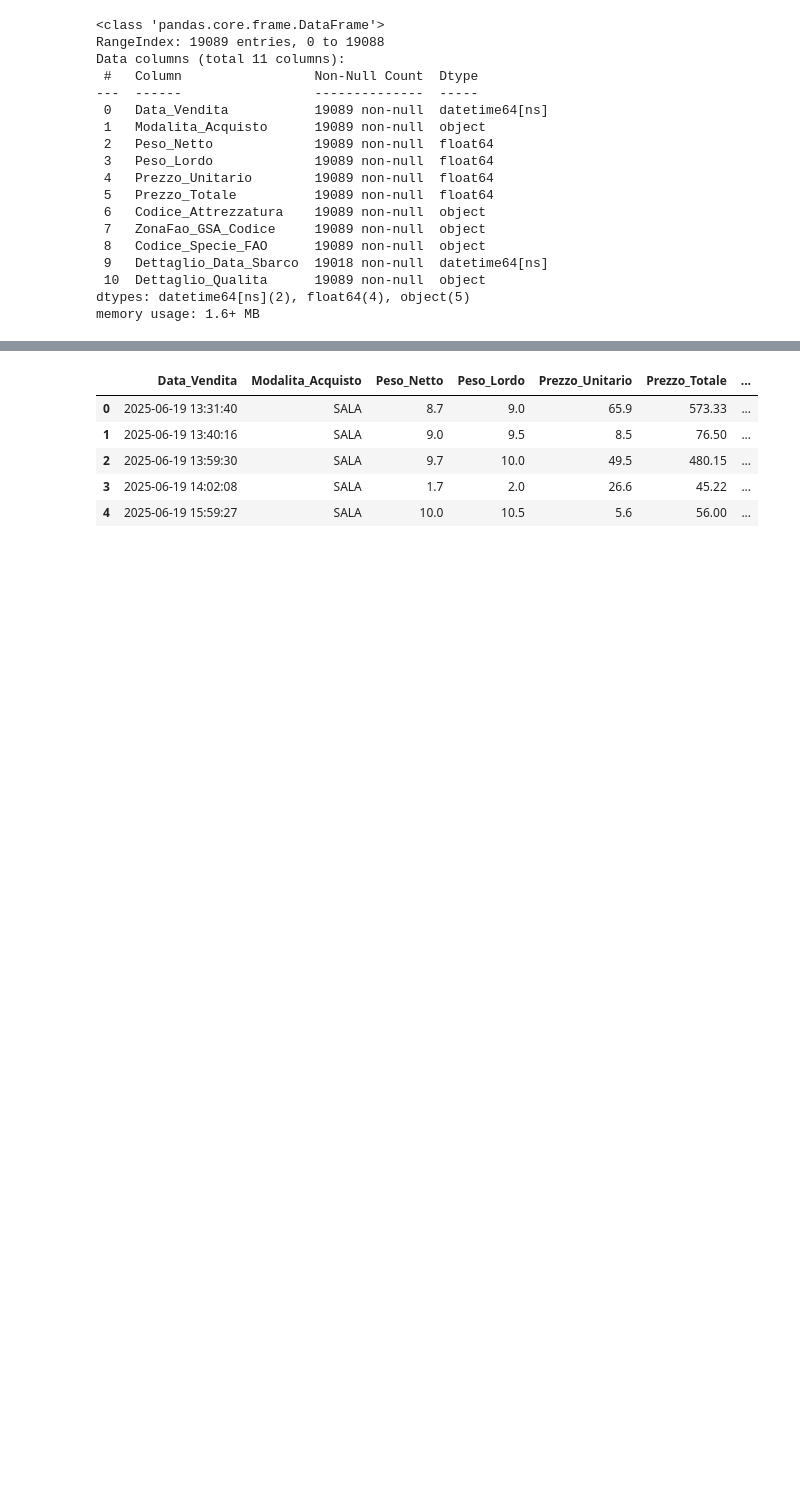
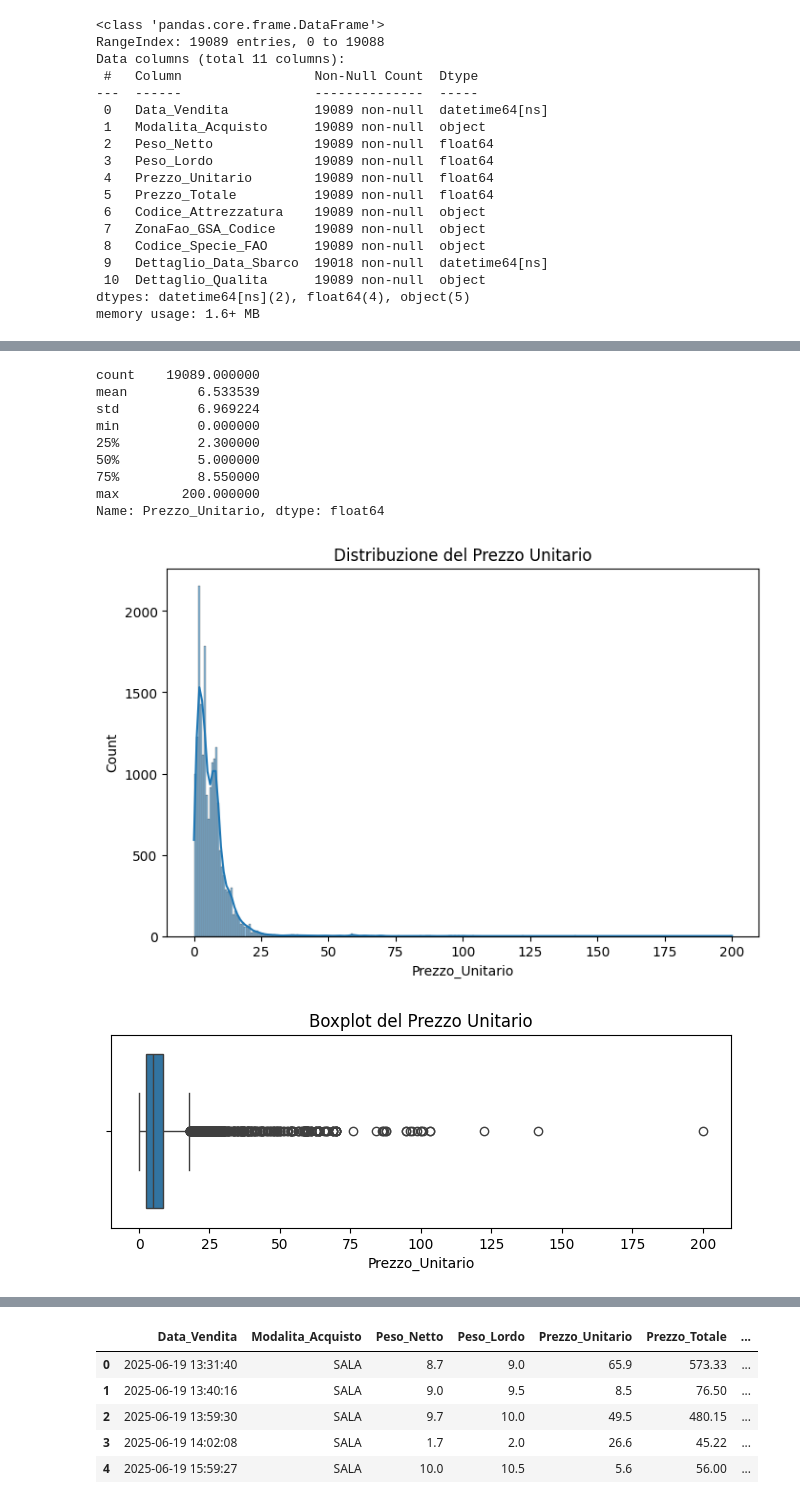
Before and after one commit to D4n1lo1103/thesis, a Jupyter notebook: thesis.ipynb, the cells around one changed output, grey strips where cells are left out. Saved outputs shown, nothing was run; the diff lists cells and outputs as text; code cells hidden in the pictures; blank space fills up the shorter version.

```diff
--- a/thesis.ipynb
+++ b/thesis.ipynb
@@ -21,0 +31,7 @@ df.head()
+# %%
+with open("../export_total_db.json", encoding="utf-8") as f:
+    data = json.load(f)
+
+df = pd.DataFrame(data["rows"])
+
+df.head()
@@ -40,6 +84,3 @@ Data columns (total 11 columns):
  10  Dettaglio_Qualita      19089 non-null  object
 dtypes: datetime64[ns](2), float64(4), object(5)
 memory usage: 1.6+ MB
-# %%
-df["Data_Vendita"] = pd.to_datetime(df["Data_Vendita"])
-df["Dettaglio_Data_Sbarco"] = pd.to_datetime(df["Dettaglio_Data_Sbarco"])
@@ -64,0 +130,15 @@ dtype: float64
+# %%
+df = df.dropna(subset=["Prezzo_Unitario"]).copy()
+df = df[df["Prezzo_Unitario"] >= 0]
+
+if "Peso_Netto" in df.columns:
+    df = df[df["Peso_Netto"].isna() | (df["Peso_Netto"] >= 0)]
+if "Peso_Lordo" in df.columns:
+    df = df[df["Peso_Lordo"].isna() | (df["Peso_Lordo"] >= 0)]
+
+if "Peso_Lordo" in df.columns and "Peso_Netto" in df.columns:
+    df = df[
+        df["Peso_Lordo"].isna()
+        | df["Peso_Netto"].isna()
+        | (df["Peso_Lordo"] >= df["Peso_Netto"])
+    ].copy()
@@ -64,0 +149,24 @@ dtype: float64
+# %%
+print(df["Prezzo_Unitario"].describe())
+
+plt.figure(figsize=(8, 5))
+sns.histplot(df["Prezzo_Unitario"], kde=True)
+plt.title("Distribuzione del Prezzo Unitario")
+plt.show()
+
+plt.figure(figsize=(8, 2.5))
+sns.boxplot(x=df["Prezzo_Unitario"])
+plt.title("Boxplot del Prezzo Unitario")
+plt.show()
+# %% [output]
+count    19089.000000
+mean         6.533539
+std          6.969224
+min          0.000000
+25%          2.300000
+50%          5.000000
+75%          8.550000
+max        200.000000
+Name: Prezzo_Unitario, dtype: float64
+[figure, added]
+[figure, added]
```
Also changed, not shown: parts of 39 cells of this notebook, 1 other file.
